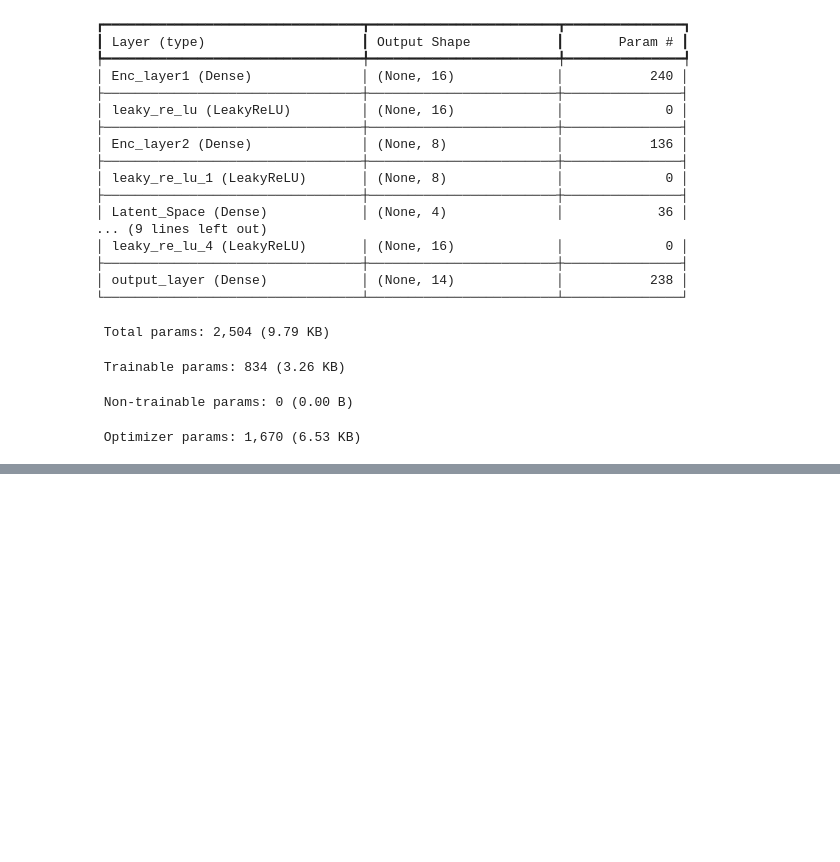
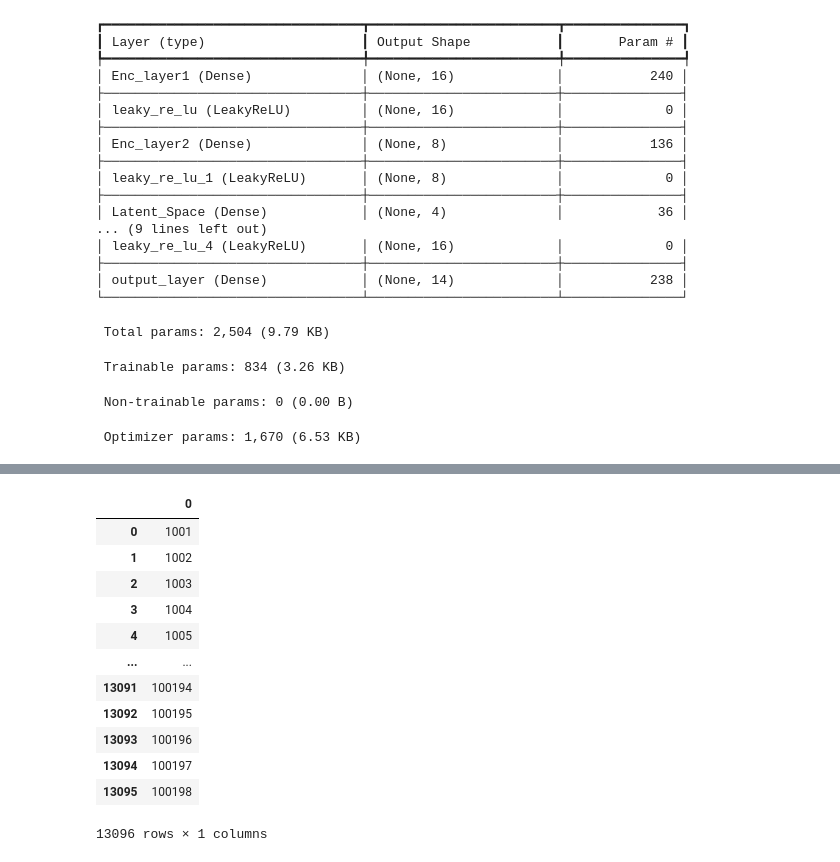
Before and after one commit to ShivaramHR/telemetry-anomaly-detector, a Jupyter notebook: Notebooks/AutoEncoder.ipynb, the cells around one changed output, grey strips where cells are left out. Cells and saved outputs as stored; diff of their text form; code cells hidden in the pictures; blank space fills up the shorter version.

```diff
--- a/Notebooks/AutoEncoder.ipynb
+++ b/Notebooks/AutoEncoder.ipynb
@@ -206,0 +218,8 @@ Model: "sequential"
+# %%
+X_test_pred = model.predict(X_test)
+reconstruction = np.mean(np.square(X_test - X_test_pred), axis = 1)
+mse = pd.DataFrame(reconstruction)
+cids = np.load("../Data/Test_Data/identifiers.npy")
+ids = pd.DataFrame(cids)
+ids
+# %% [output]
@@ -206,0 +227,13 @@ Model: "sequential"
+|  | 0 |
+| 0 | 1001 |
+| 1 | 1002 |
+| 2 | 1003 |
+| 3 | 1004 |
+| 4 | 1005 |
+| ... | ... |
+| 13091 | 100194 |
+| 13092 | 100195 |
+| 13093 | 100196 |
+| 13094 | 100197 |
+| 13095 | 100198 |
+13096 rows × 1 columns
```
Also changed, not shown: parts of 9 cells of this notebook, 1 other file.
